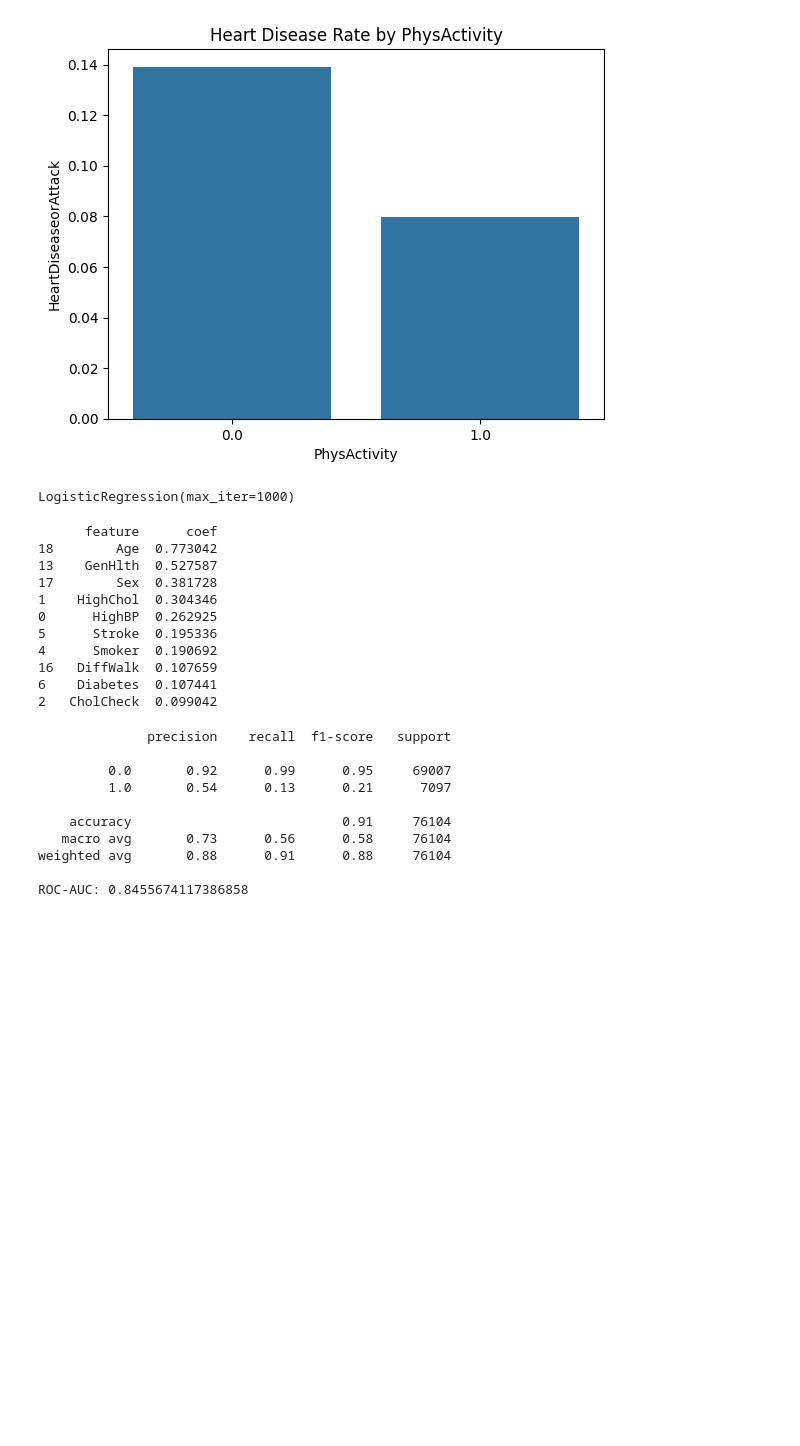
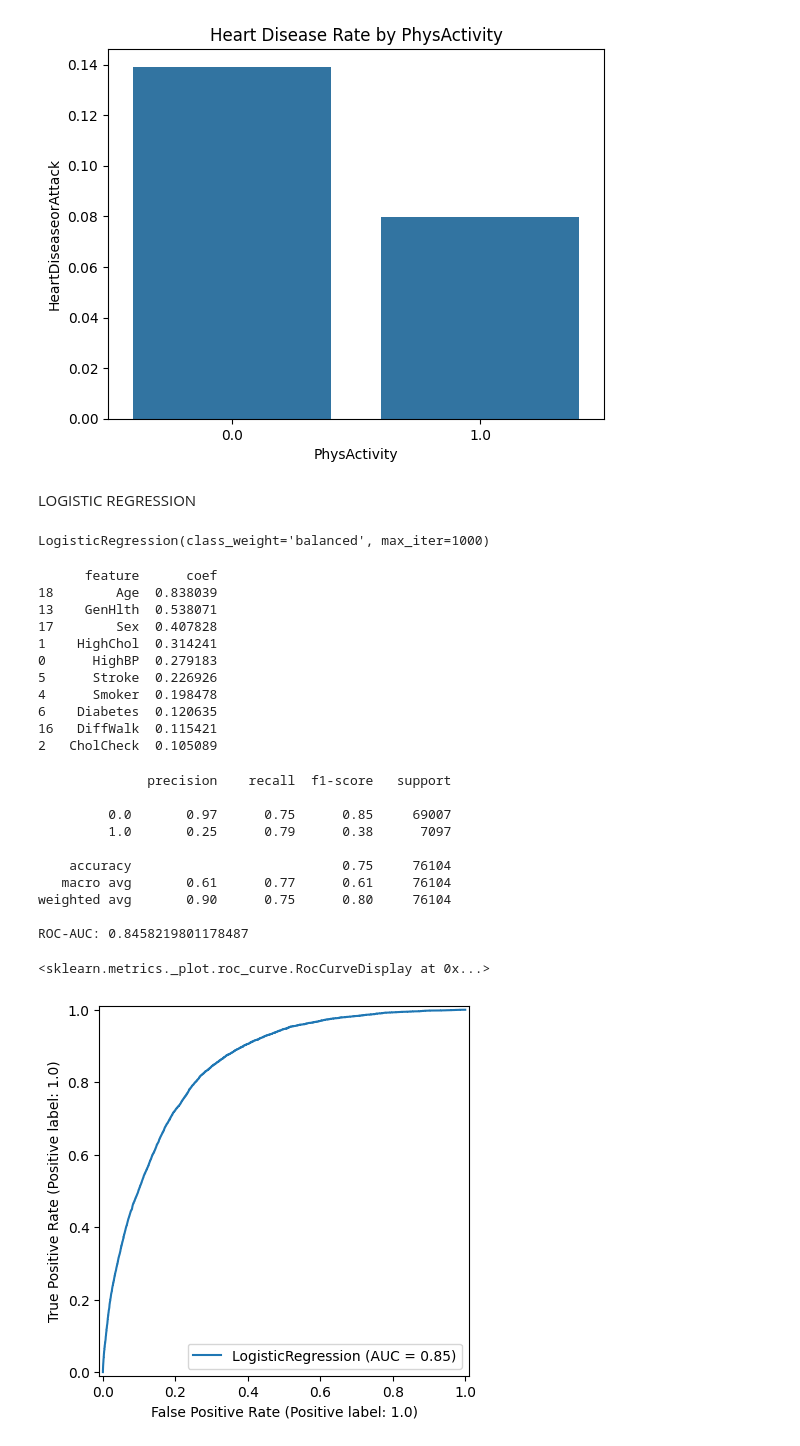
Before and after one commit to kaiarup/Data-Mining-Project, a Jupyter notebook: test.ipynb, the cells around one changed output. Cells and saved outputs as stored; diff of their text form; code cells hidden in the pictures; blank space fills up the shorter version.

Commit message:
logistic regression, decision tree, random forest, nn implemented

```diff
--- a/test.ipynb
+++ b/test.ipynb
@@ -80,6 +80,8 @@ The `ci` parameter is deprecated. Use `errorbar=None` for the same effect.
 
   sns.barplot(x=col, y='HeartDiseaseorAttack', data=df, ci=None)
 [figure]
+# %% [markdown]
+LOGISTIC REGRESSION
 # %%
 from sklearn.model_selection import train_test_split
 from sklearn.linear_model import LogisticRegression
@@ -94,10 +96,10 @@ X_scaled = scaler.fit_transform(X)
 
 X_train, X_test, y_train, y_test = train_test_split(X_scaled, y, test_size=0.3, random_state=42)
 
-logreg = LogisticRegression(max_iter=1000)
+logreg = LogisticRegression(max_iter=1000, class_weight='balanced')
 logreg.fit(X_train, y_train)
 # %% [output]
-LogisticRegression(max_iter=1000)
+LogisticRegression(class_weight='balanced', max_iter=1000)
 # %%
 importance = pd.DataFrame({
     'feature': X.columns,
@@ -107,16 +109,16 @@ importance = pd.DataFrame({
 print(importance.head(10))
 # %% [output]
       feature      coef
-18        Age  0.773042
-13    GenHlth  0.527587
-17        Sex  0.381728
-1    HighChol  0.304346
-0      HighBP  0.262925
-5      Stroke  0.195336
-4      Smoker  0.190692
-16   DiffWalk  0.107659
-6    Diabetes  0.107441
-2   CholCheck  0.099042
+18        Age  0.838039
+13    GenHlth  0.538071
+17        Sex  0.407828
+1    HighChol  0.314241
+0      HighBP  0.279183
+5      Stroke  0.226926
+4      Smoker  0.198478
+6    Diabetes  0.120635
+16   DiffWalk  0.115421
+2   CholCheck  0.105089
 # %%
 from sklearn.metrics import classification_report, roc_auc_score
 
@@ -126,11 +128,17 @@ print("ROC-AUC:", roc_auc_score(y_test, logreg.predict_proba(X_test)[:,1]))
 # %% [output]
               precision    recall  f1-score   support
 
-         0.0       0.92      0.99      0.95     69007
-         1.0       0.54      0.13      0.21      7097
+         0.0       0.97      0.75      0.85     69007
+         1.0       0.25      0.79      0.38      7097
 
-    accuracy                           0.91     76104
-   macro avg       0.73      0.56      0.58     76104
-weighted avg       0.88      0.91      0.88     76104
+    accuracy                           0.75     76104
+   macro avg       0.61      0.77      0.61     76104
+weighted avg       0.90      0.75      0.80     76104
 
-ROC-AUC: 0.8455674117386858
+ROC-AUC: 0.8458219801178487
+# %%
+from sklearn.metrics import RocCurveDisplay
+RocCurveDisplay.from_estimator(logreg, X_test, y_test)
+# %% [output]
+<sklearn.metrics._plot.roc_curve.RocCurveDisplay at 0x...>
+[figure, added]
```
Also changed, not shown: parts of 11 cells of this notebook.
